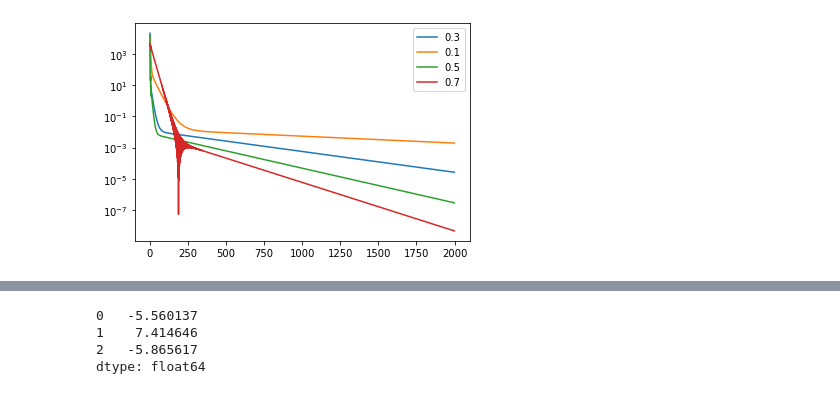
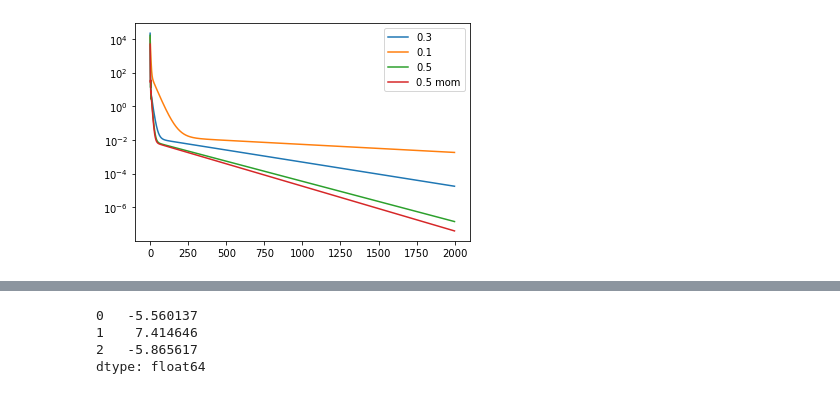
Before and after one commit to OdaLangrekken/FYS-STK4155, a Jupyter notebook: Project2/project2_code/notebooks/Untitled.ipynb, the cells around one changed output, grey strips where cells are left out. Saved outputs shown, nothing was run; the diff lists cells and outputs as text; code cells hidden in the pictures.

Commit message:
Added momentum

```diff
--- a/Project2/project2_code/notebooks/Untitled.ipynb
+++ b/Project2/project2_code/notebooks/Untitled.ipynb
@@ -31,16 +31,16 @@ X.insert(0, 'bias', 1)
 coeff3, cost3 = gradient_descent(X, y, alpha=0.3, max_iterations=2000, return_cost=True)
 coeff1, cost1 = gradient_descent(X, y, alpha=0.1, max_iterations=2000, return_cost=True)
 coeff5, cost5 = gradient_descent(X, y, alpha=0.5, max_iterations=2000, return_cost=True)
-coeff7, cost7 = gradient_descent(X, y, alpha=0.7, max_iterations=2000, return_cost=True)
+coeff5m, cost5m = gradient_descent(X, y, alpha=0.5, max_iterations=2000, return_cost=True, momentum=True, momentum_param=0.1)
 # %%
 plt.plot(range(2000), cost3, label='0.3');
 plt.plot(range(2000), cost1, label='0.1');
 plt.plot(range(2000), cost5, label='0.5');
-plt.plot(range(2000), cost7, label='0.7');
+plt.plot(range(2000), cost5m, label='0.5 mom');
 plt.yscale('log');
 plt.legend();
 # %% [output]
-[figure, old version]
+[figure, new version]
 # %%
 coeff5
 # %% [output]
```
Also changed, not shown: parts of 6 cells of this notebook, 1 other file.
